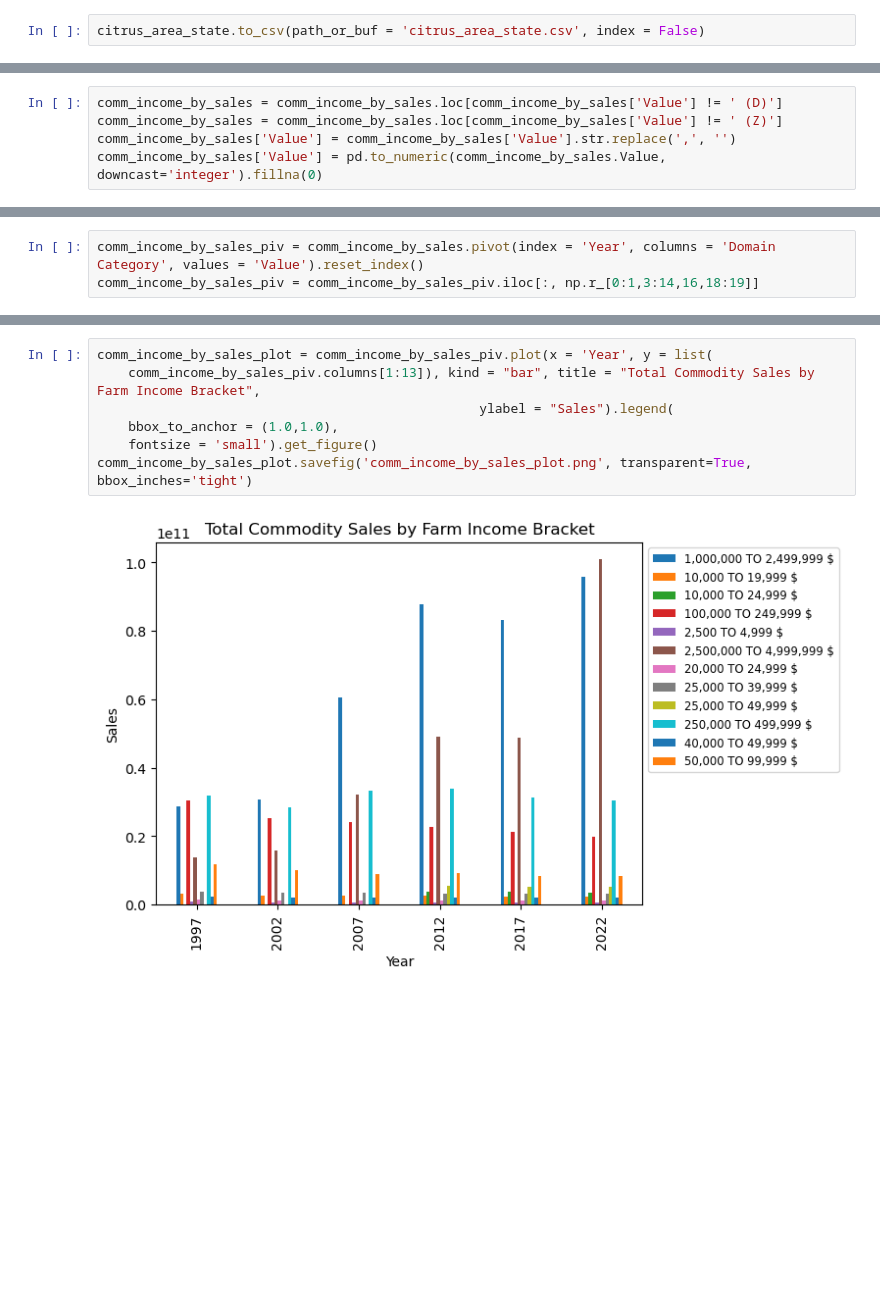
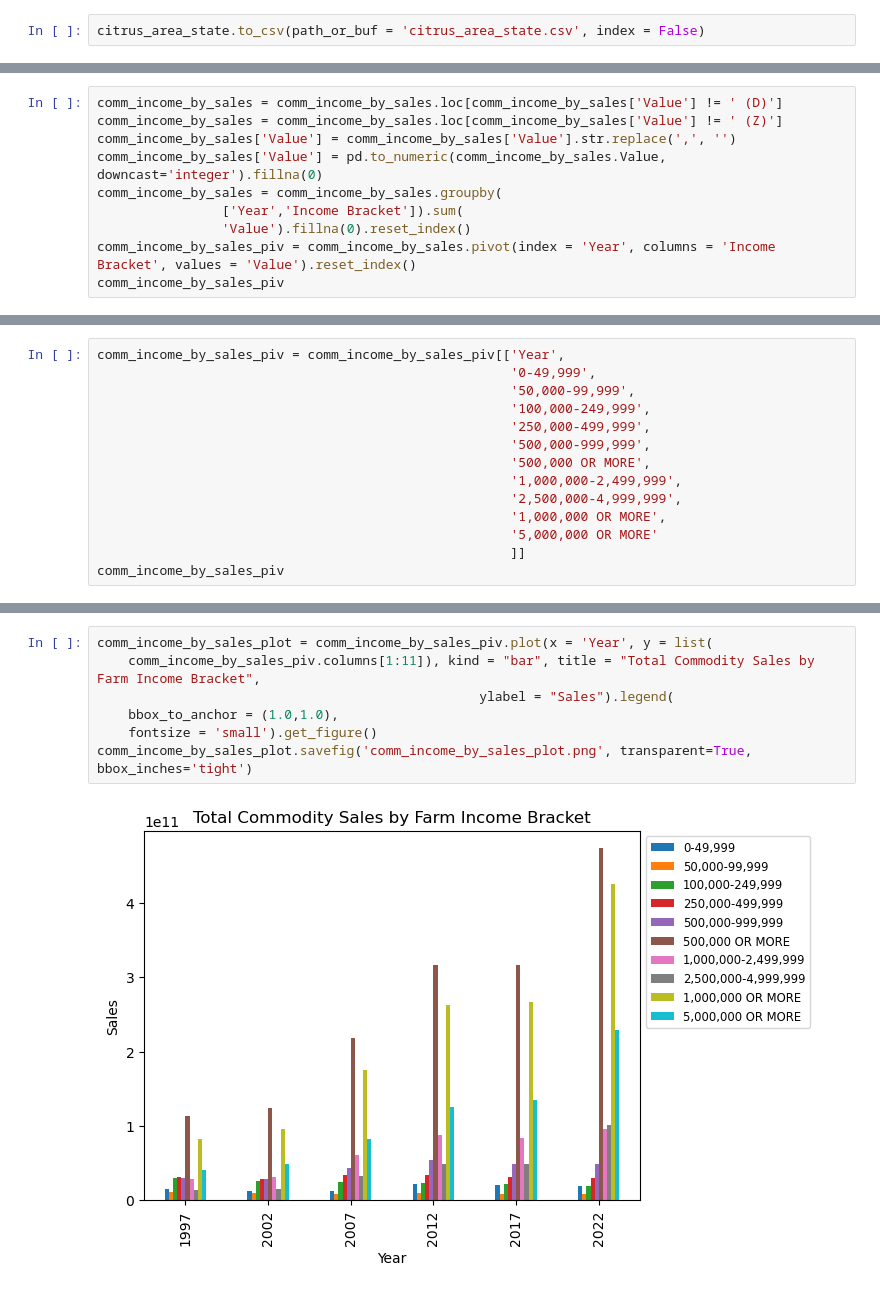
Before and after one commit to nealhalper/USDA_production, a Jupyter notebook: notebooks/sales.ipynb, the cells around one changed output, grey strips where cells are left out. Cells and saved outputs as stored; diff of their text form; blank space fills up the shorter version.

```diff
--- a/notebooks/sales.ipynb
+++ b/notebooks/sales.ipynb
@@ -66,3 +110,8 @@ comm_income_by_sales = comm_income_by_sales.loc[comm_income_by_sales['Value'] !=
 comm_income_by_sales = comm_income_by_sales.loc[comm_income_by_sales['Value'] != ' (Z)']
 comm_income_by_sales['Value'] = comm_income_by_sales['Value'].str.replace(',', '')
 comm_income_by_sales['Value'] = pd.to_numeric(comm_income_by_sales.Value, downcast='integer').fillna(0)
+comm_income_by_sales = comm_income_by_sales.groupby(
+                ['Year','Income Bracket']).sum(
+                'Value').fillna(0).reset_index()
+comm_income_by_sales_piv = comm_income_by_sales.pivot(index = 'Year', columns = 'Income Bracket', values = 'Value').reset_index()
+comm_income_by_sales_piv
@@ -90,3 +126,14 @@ comm_income_by_sales
-# %%
-comm_income_by_sales_piv = comm_income_by_sales.pivot(index = 'Year', columns = 'Domain Category', values = 'Value').reset_index()
-comm_income_by_sales_piv = comm_income_by_sales_piv.iloc[:, np.r_[0:1,3:14,16,18:19]]
+# %%
+comm_income_by_sales_piv = comm_income_by_sales_piv[['Year',
+                                                     '0-49,999',
+                                                     '50,000-99,999',
+                                                     '100,000-249,999',
+                                                     '250,000-499,999',
+                                                     '500,000-999,999',
+                                                     '500,000 OR MORE',
+                                                     '1,000,000-2,499,999',
+                                                     '2,500,000-4,999,999',
+                                                     '1,000,000 OR MORE',
+                                                     '5,000,000 OR MORE'
+                                                     ]]
+comm_income_by_sales_piv
@@ -93,9 +148,9 @@ comm_income_by_sales_piv = comm_income_by_sales_piv.iloc[:, np.r_[0:1,3:14,16,18
 # %%
 comm_income_by_sales_plot = comm_income_by_sales_piv.plot(x = 'Year', y = list(
-    comm_income_by_sales_piv.columns[1:13]), kind = "bar", title = "Total Commodity Sales by Farm Income Bracket",
+    comm_income_by_sales_piv.columns[1:11]), kind = "bar", title = "Total Commodity Sales by Farm Income Bracket",
                                                  ylabel = "Sales").legend(
     bbox_to_anchor = (1.0,1.0),
     fontsize = 'small').get_figure()
 comm_income_by_sales_plot.savefig('comm_income_by_sales_plot.png', transparent=True, bbox_inches='tight')
 # %% [output]
-[figure, old version]
+[figure, new version]
```
Also changed, not shown: parts of 17 cells of this notebook, 24 other files.
